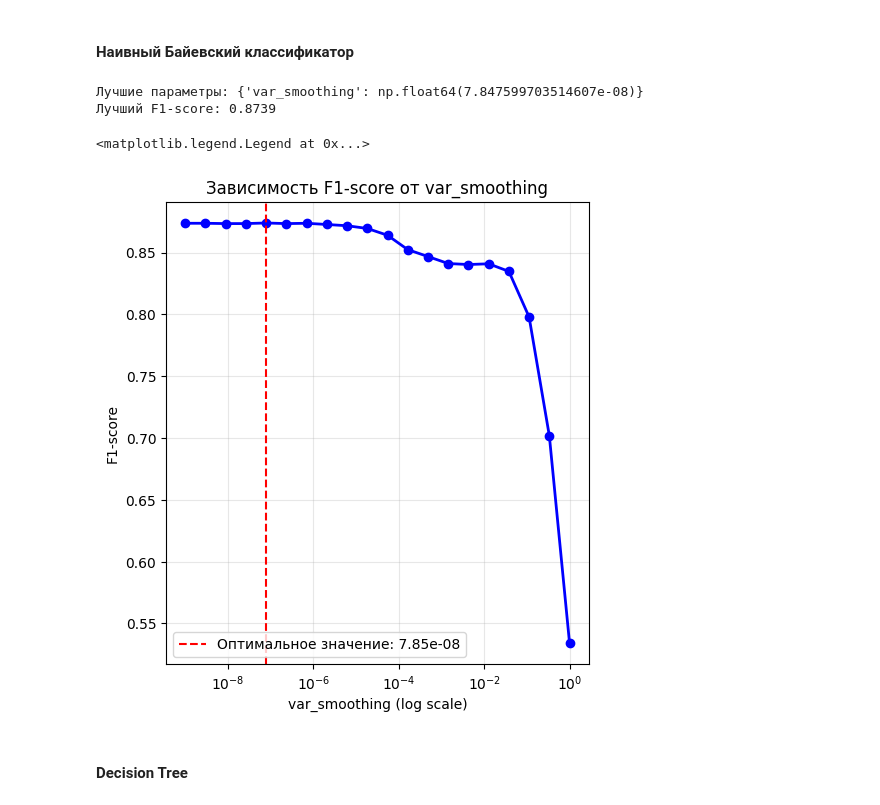
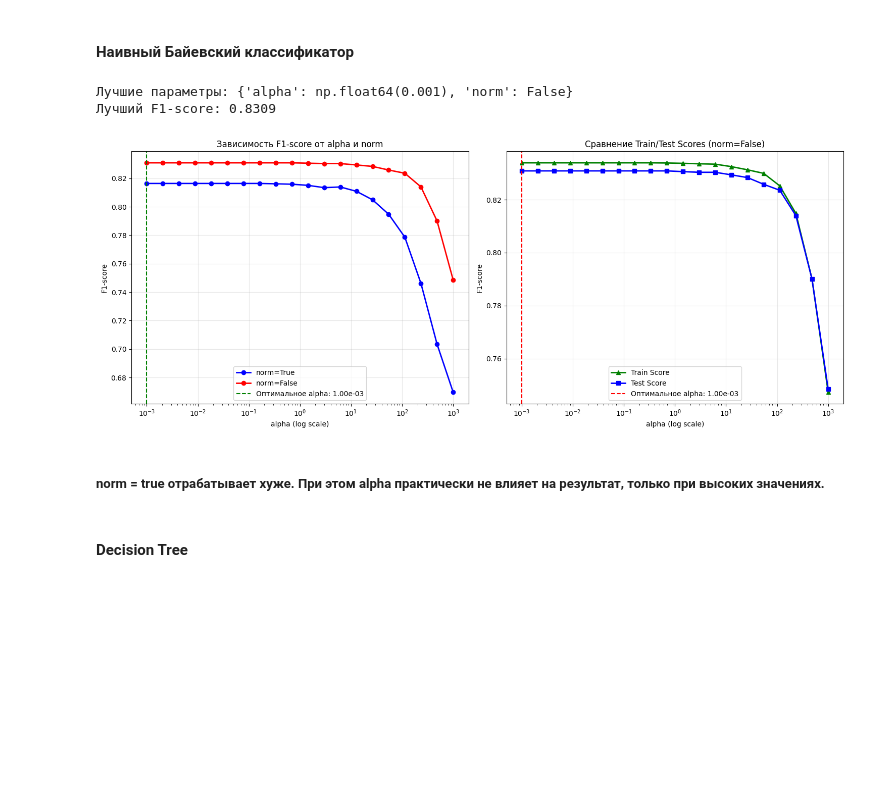
Before and after one commit to maxoncheeg/machine_learning, a Jupyter notebook: сlassification/main.ipynb, the cells around one changed output. Saved outputs shown, nothing was run; the diff lists cells and outputs as text; code cells hidden in the pictures; blank space fills up the shorter version.

```diff
--- a/сlassification/main.ipynb
+++ b/сlassification/main.ipynb
@@ -715,43 +714,85 @@ total_metrics
 #### **Наивный Байевский классификатор**
 # %%
 X_train, X_test, y_train, y_test = train_test_split(X, y, test_size=test_size, random_state=42)
+
+scaler = MinMaxScaler()
+X_train_scaled = scaler.fit_transform(X_train)
+X_test_scaled = scaler.transform(X_test)
 # %%
+from sklearn.naive_bayes import ComplementNB
+
+# Параметры для ComplementNB
 param_grid = {
-    'var_smoothing': np.logspace(-9, 0, 20)  # от 1e-9 до 1
+    'alpha': np.logspace(-3, 3, 20),
+    'norm': [True, False]
 }
 
 grid_search = GridSearchCV(
-    GaussianNB(),
+    ComplementNB(),
     param_grid,
     cv=5,
     scoring='f1_weighted',
     n_jobs=-1,
     return_train_score=True
 )
 
-grid_search.fit(X_train, y_train)
+grid_search.fit(X_train_scaled, y_train)
 
 print("Лучшие параметры:", grid_search.best_params_)
 print(f"Лучший F1-score: {grid_search.best_score_:.4f}")
 
 results_df = pd.DataFrame(grid_search.cv_results_)
 
-plt.figure(figsize=(12, 6))
+plt.figure(figsize=(15, 6))
 
 plt.subplot(1, 2, 1)
-plt.semilogx(results_df['param_var_smoothing'], results_df['mean_test_score'], 'bo-', linewidth=2, markersize=6)
-plt.axvline(grid_search.best_params_['var_smoothing'], color='red', linestyle='--',
-            label=f'Оптимальное значение: {grid_search.best_params_["var_smoothing"]:.2e}')
-plt.xlabel('var_smoothing (log scale)')
+
+results_norm_true = results_df[results_df['param_norm'] == True]
+plt.semilogx(results_norm_true['param_alpha'], results_norm_true['mean_test_score'],
+            'bo-', linewidth=2, markersize=6, label='norm=True')
+
+# Для norm=False
+results_norm_false = results_df[results_df['param_norm'] == False]
+plt.semilogx(results_norm_false['param_alpha'], results_norm_false['mean_test_score'],
+            'ro-', linewidth=2, markersize=6, label='norm=False')
+
+best_alpha = grid_search.best_params_['alpha']
+plt.axvline(best_alpha, color='green', linestyle='--',
+            label=f'Оптимальное alpha: {best_alpha:.2e}')
+
+plt.xlabel('alpha (log scale)')
 plt.ylabel('F1-score')
-plt.title('Зависимость F1-score от var_smoothing')
+plt.title('Зависимость F1-score от alpha и norm')
 plt.grid(True, alpha=0.3)
 plt.legend()
+
+plt.subplot(1, 2, 2)
+
+best_norm = grid_search.best_params_['norm']
+best_norm_results = results_df[results_df['param_norm'] == best_norm]
+
+plt.semilogx(best_norm_results['param_alpha'], best_norm_results['mean_train_score'],
+            'g^-', linewidth=2, markersize=6, label='Train Score')
+plt.semilogx(best_norm_results['param_alpha'], best_norm_results['mean_test_score'],
+            'bs-', linewidth=2, markersize=6, label='Test Score')
+
+plt.axvline(best_alpha, color='red', linestyle='--',
+            label=f'Оптимальное alpha: {best_alpha:.2e}')
+
+plt.xlabel('alpha (log scale)')
+plt.ylabel('F1-score')
+plt.title(f'Сравнение Train/Test Scores (norm={best_norm})')
+plt.grid(True, alpha=0.3)
+plt.legend()
+
+plt.tight_layout()
+plt.show()
 # %% [output]
-Лучшие параметры: {'var_smoothing': np.float64(7.847599703514607e-08)}
-Лучший F1-score: 0.8739
+Лучшие параметры: {'alpha': np.float64(0.001), 'norm': False}
+Лучший F1-score: 0.8309
-<matplotlib.legend.Legend at 0x...>
-[figure, old version]
+[figure, new version]
+# %% [markdown]
+##### norm = true отрабатывает хуже. При этом alpha практически не влияет на результат, только при высоких значениях.
 # %% [markdown]
 #### **Decision Tree**
 # %%
```
Also changed, not shown: parts of 14 cells of this notebook, 1 other file.
